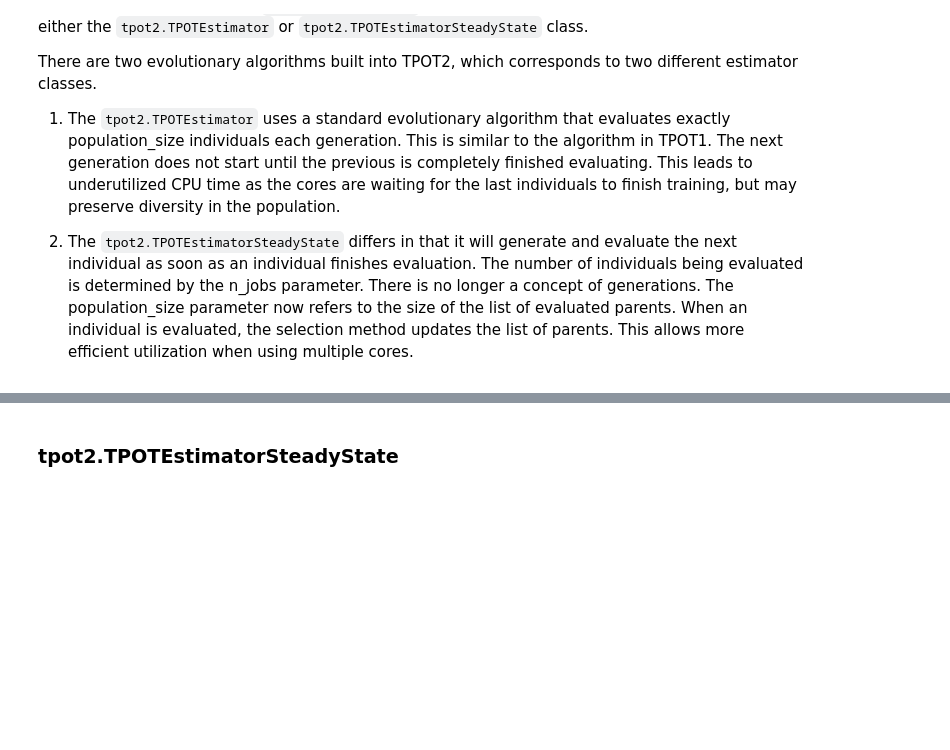
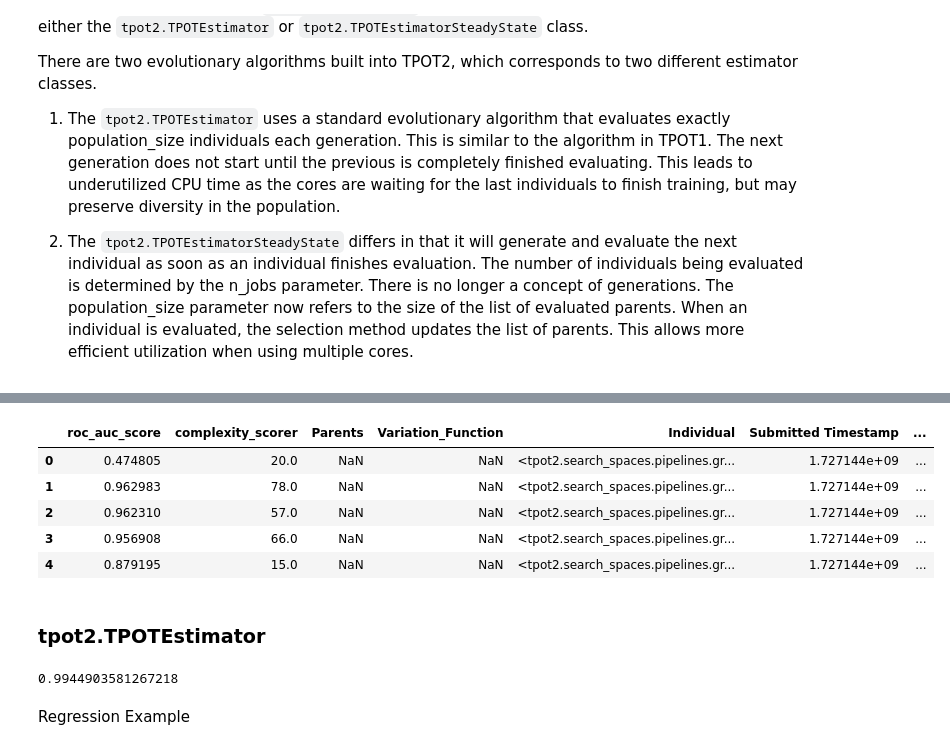
Before and after one commit to EpistasisLab/tpot, a Jupyter notebook: Tutorial/1_Using_TPOT.ipynb, the cells around one changed output, grey strips where cells are left out. Cells and saved outputs as stored; diff of their text form; code cells hidden in the pictures; blank space fills up the shorter version.

```diff
--- a/Tutorial/1_Using_TPOT.ipynb
+++ b/Tutorial/1_Using_TPOT.ipynb
@@ -499,13 +493,30 @@ import tpot2
 import sklearn
 import sklearn.datasets
 
-scorer = sklearn.metrics.get_scorer('roc_auc_ovo')
-X, y = sklearn.datasets.load_iris(return_X_y=True)
-X_train, X_test, y_train, y_test = sklearn.model_selection.train_test_split(X, y, train_size=0.75, test_size=0.25)
+
+graph_search_space = tpot2.search_spaces.pipelines.GraphSearchPipeline(
+    root_search_space= tpot2.config.get_search_space(["KNeighborsClassifier", "LogisticRegression", "DecisionTreeClassifier"]),
+    leaf_search_space = tpot2.config.get_search_space("selectors"),
+    inner_search_space = tpot2.config.get_search_space(["transformers"]),
+    max_size = 10,
+)
+
+est = tpot2.TPOTEstimatorSteadyState(
+                            search_space = graph_search_space,
+                            scorers=['roc_auc_ovr',tpot2.objectives.complexity_scorer],
+                            scorers_weights=[1,-1],
 
 
-est = tpot2.TPOTClassifier(n_jobs=40, max_time_mins=30, verbose=5, generations=1, population_size=5)
-est.fit(X_train, y_train)
+                            classification=True,
+
+                            max_eval_time_mins=15,
+                            max_time_mins=30,
+                            early_stop=10, #In TPOTEstimatorSteadyState, since there are no generations, early_stop is the number of pipelines to evaluate before stopping.
+                            verbose=2)
 
 
+scorer = sklearn.metrics.get_scorer('roc_auc_ovo')
+X, y = sklearn.datasets.load_breast_cancer(return_X_y=True)
+X_train, X_test, y_train, y_test = sklearn.model_selection.train_test_split(X, y, train_size=0.75, test_size=0.25)
+est.fit(X_train, y_train)
 print(scorer(est, X_test, y_test))
@@ -514,3 +530,46 @@ est._evolver_instance.population.evaluated_individuals.iloc[0]['Individual'].exp
+# %%
+#view the summary of all evaluated individuals as a pandas dataframe
+est.evaluated_individuals.head()
+# %% [output]
+|  | roc_auc_score | complexity_scorer | Parents | Variation_Function | Individual | Submitted Timestamp | ... |
+| 0 | 0.474805 | 20.0 | NaN | NaN | <tpot2.search_spaces.pipelines.gr... | 1.727144e+09 | ... |
+| 1 | 0.962983 | 78.0 | NaN | NaN | <tpot2.search_spaces.pipelines.gr... | 1.727144e+09 | ... |
+| 2 | 0.962310 | 57.0 | NaN | NaN | <tpot2.search_spaces.pipelines.gr... | 1.727144e+09 | ... |
+| 3 | 0.956908 | 66.0 | NaN | NaN | <tpot2.search_spaces.pipelines.gr... | 1.727144e+09 | ... |
+| 4 | 0.879195 | 15.0 | NaN | NaN | <tpot2.search_spaces.pipelines.gr... | 1.727144e+09 | ... |
+# %% [markdown]
+### tpot2.TPOTEstimator
+# %%
+import tpot2
+import sklearn
+import sklearn.datasets
+
+est = tpot2.TPOTEstimator(
+                            search_space = graph_search_space,
+                            population_size=30,
+                            generations=5,
+                            scorers=['roc_auc_ovr'], #scorers can be a list of strings or a list of scorers. These get evaluated during cross validation.
+                            scorers_weights=[1],
+                            classification=True,
+                            n_jobs=1,
+                            early_stop=5, #how many generations with no improvement to stop after
+
+                            #List of other objective functions. All objective functions take in an untrained GraphPipeline and return a score or a list of scores
+                            other_objective_functions= [ ],
+
+                            #List of weights for the other objective functions. Must be the same length as other_objective_functions. By default, bigger is better is set to True.
+                            other_objective_functions_weights=[],
+                            verbose=2)
+
+scorer = sklearn.metrics.get_scorer('roc_auc_ovo')
+X, y = sklearn.datasets.load_breast_cancer(return_X_y=True)
+X_train, X_test, y_train, y_test = sklearn.model_selection.train_test_split(X, y, train_size=0.75, test_size=0.25)
+est.fit(X_train, y_train)
+print(scorer(est, X_test, y_test))
+# %% [output]
+0.9944903581267218
+# %% [markdown]
+Regression Example
 # %%
 import tpot2
 import sklearn
@@ -525,5 +584,3 @@ est = tpot2.tpot_estimator.templates.TPOTRegressor(n_jobs=4, max_time_mins=30, v
 est.fit(X_train, y_train)
 
 print(scorer(est, X_test, y_test))
-# %% [markdown]
-### tpot2.TPOTEstimatorSteadyState
```
Also changed, not shown: parts of 27 cells of this notebook, 1 other file.
